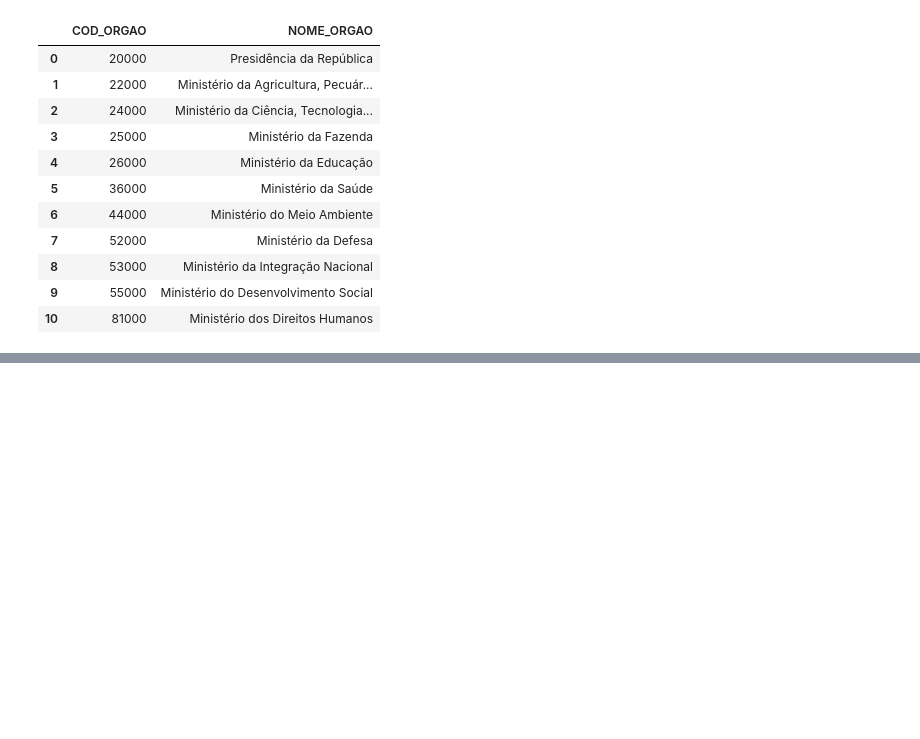
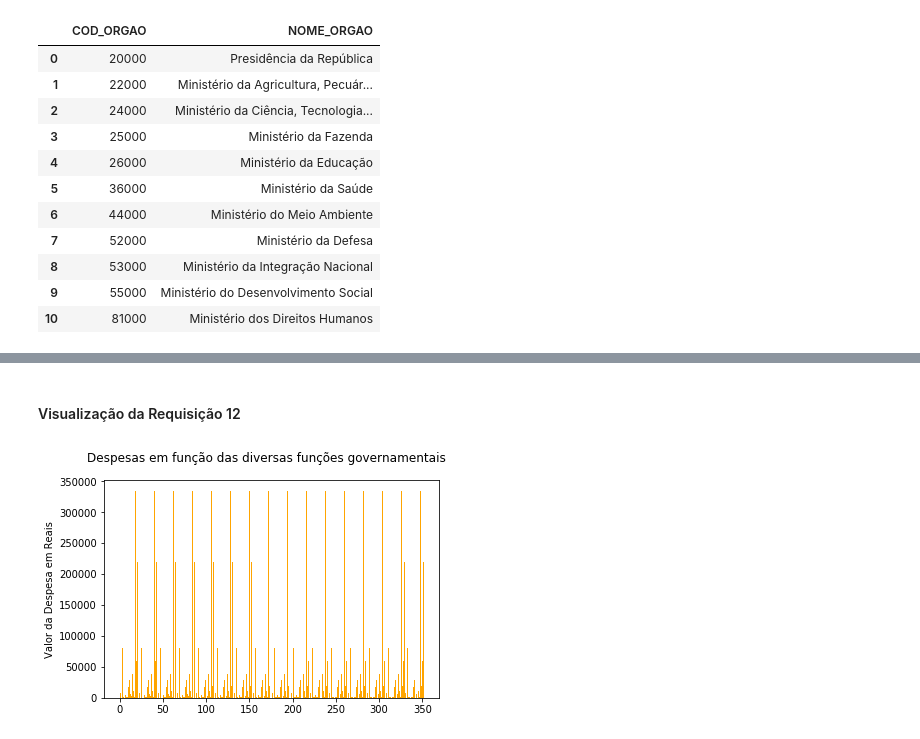
Before and after one commit to marcotmotta/ibd-project1, a Jupyter notebook: notebooks/1. TP1.ipynb, the cells around one changed output, grey strips where cells are left out. Saved outputs shown, nothing was run; the diff lists cells and outputs as text; code cells hidden in the pictures; blank space fills up the shorter version.

```diff
--- a/notebooks/1. TP1.ipynb
+++ b/notebooks/1. TP1.ipynb
@@ -168,0 +202,5 @@ df
+# %%
+df = pd.read_sql_query("select distinct f.NOME_FUNCAO, dp.VALOR_DESPESA " +
+                       "from FUNCAO as f natural join DETALHAMENTO_FUNCAO as df" +
+                       "natural join DESPESA_PUBLICA as dp", conn)
+df
@@ -168,0 +226,12 @@ df
+# %% [markdown]
+#### Visualização da Requisição 12
+# %%
+x_axis = df.NOME_FUNCAO.tolist()
+y_axis = df.VALOR_DESPESA.tolist()
+
+plt.bar(range(len(x_axis)), y_axis, 0.95, color='orange')
+plt.ylabel('Valor da Despesa em Reais')
+plt.suptitle('Despesas em função das diversas funções governamentais')
+plt.show()
+# %% [output]
+[figure, added]
```
Also changed, not shown: parts of 23 cells of this notebook, 2 other files.
